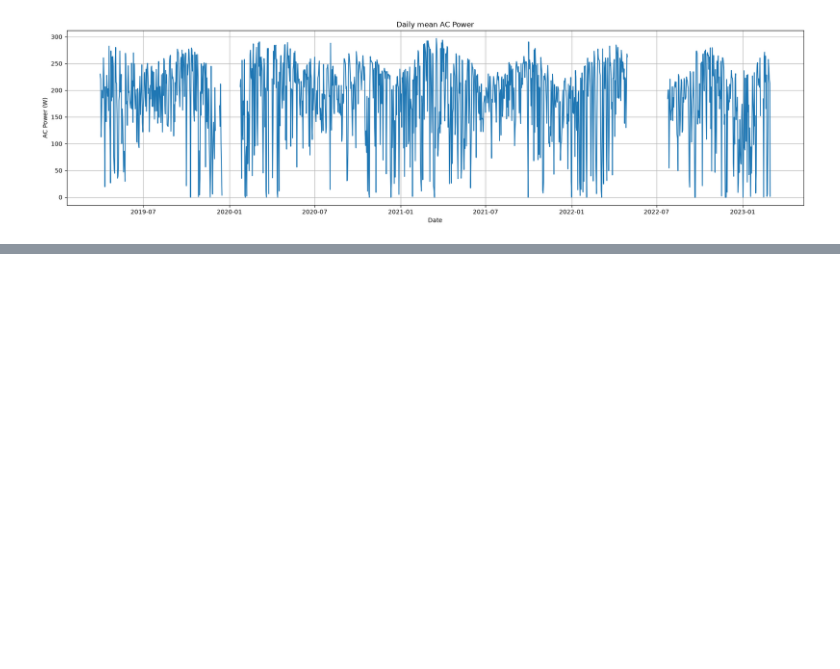
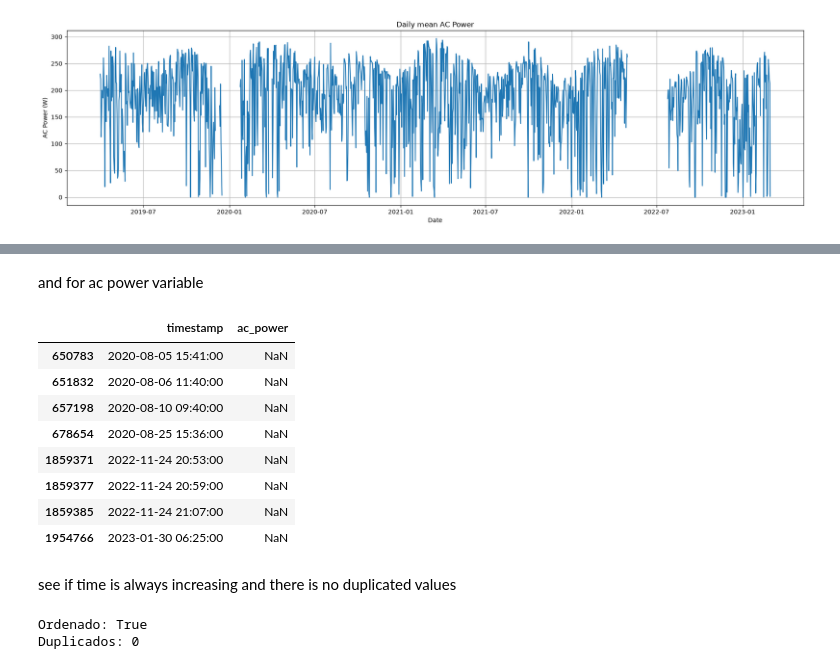
Before and after one commit to SantiToled0/solar-mlops, a Jupyter notebook: notebooks/01_exploration.ipynb, the cells around one changed output, grey strips where cells are left out. Drawn from its saved outputs; the diff is of its cells as text; code cells hidden in the pictures; blank space fills up the shorter version.

```diff
--- a/notebooks/01_exploration.ipynb
+++ b/notebooks/01_exploration.ipynb
@@ -1128,0 +1178,17 @@ plt.show()
+# %% [markdown]
+and for ac power variable
+# %%
+df.loc[
+    df['ac_power'].isna(),
+    ['timestamp', 'ac_power']
+]
+# %% [output]
+|  | timestamp | ac_power |
+| 650783 | 2020-08-05 15:41:00 | NaN |
+| 651832 | 2020-08-06 11:40:00 | NaN |
+| 657198 | 2020-08-10 09:40:00 | NaN |
+| 678654 | 2020-08-25 15:36:00 | NaN |
+| 1859371 | 2022-11-24 20:53:00 | NaN |
+| 1859377 | 2022-11-24 20:59:00 | NaN |
+| 1859385 | 2022-11-24 21:07:00 | NaN |
+| 1954766 | 2023-01-30 06:25:00 | NaN |
@@ -1128,0 +1197,8 @@ plt.show()
+# %% [markdown]
+see if time is always increasing and there is no duplicated values
+# %%
+print("Ordenado:", df["timestamp"].is_monotonic_increasing)
+print("Duplicados:", df["timestamp"].duplicated().sum())
+# %% [output]
+Ordenado: True
+Duplicados: 0
```
Also changed, not shown: parts of 21 cells of this notebook, 1 other file.
